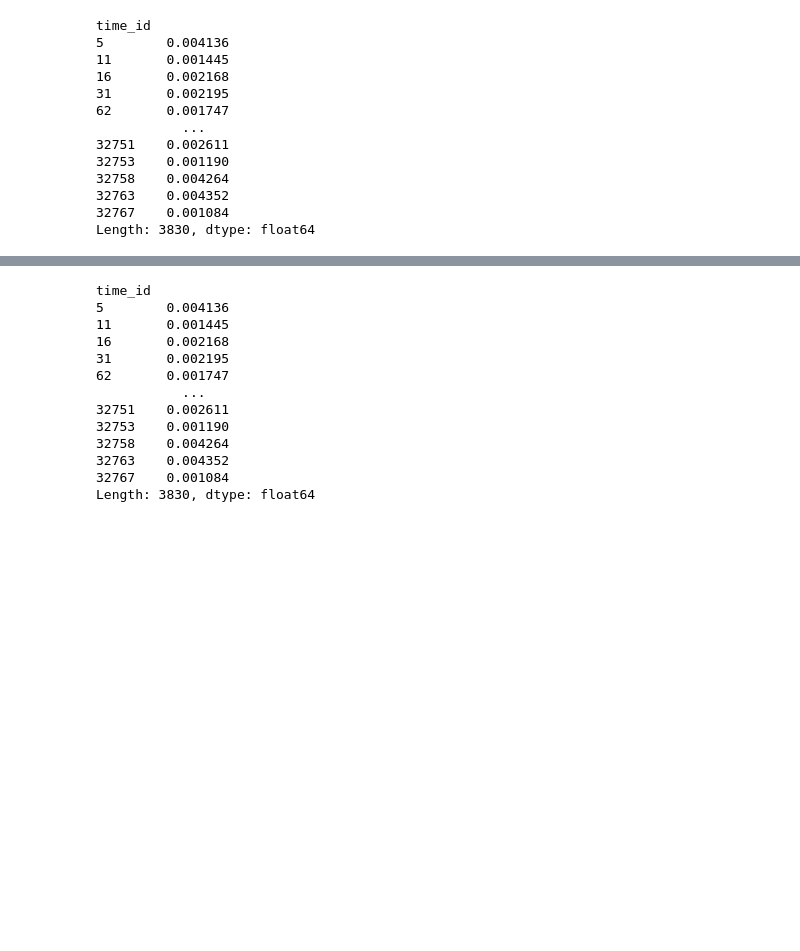
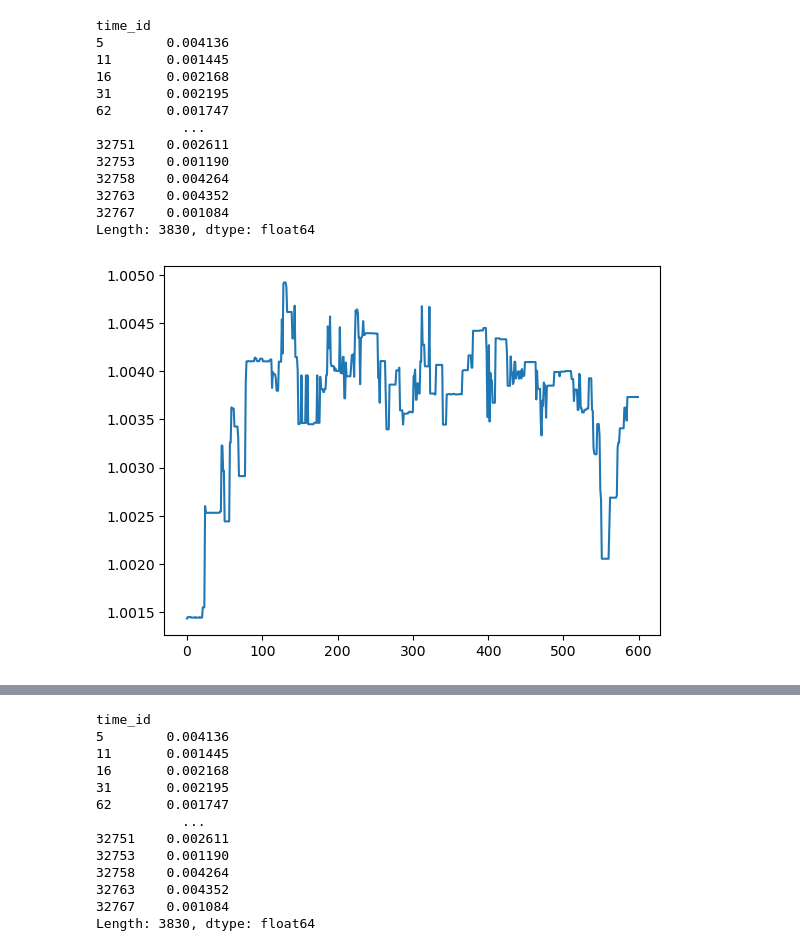
Before and after one commit to Zacchaeus00/kaggle-optiver, a Jupyter notebook: working/tsfresh.ipynb, the cells around one changed output, grey strips where cells are left out. Drawn from its saved outputs; the diff is of its cells as text; code cells hidden in the pictures; blank space fills up the shorter version.

```diff
--- a/working/tsfresh.ipynb
+++ b/working/tsfresh.ipynb
@@ -69,3 +72,8 @@ time_id
 32763    0.004352
 32767    0.001084
 Length: 3830, dtype: float64
+# %%
+plt.plot( df0.loc[:599, 'book_wap1'])
+plt.show()
+# %% [output]
+[figure, added]
```
Also changed, not shown: parts of 5 cells of this notebook, 3 other files.
